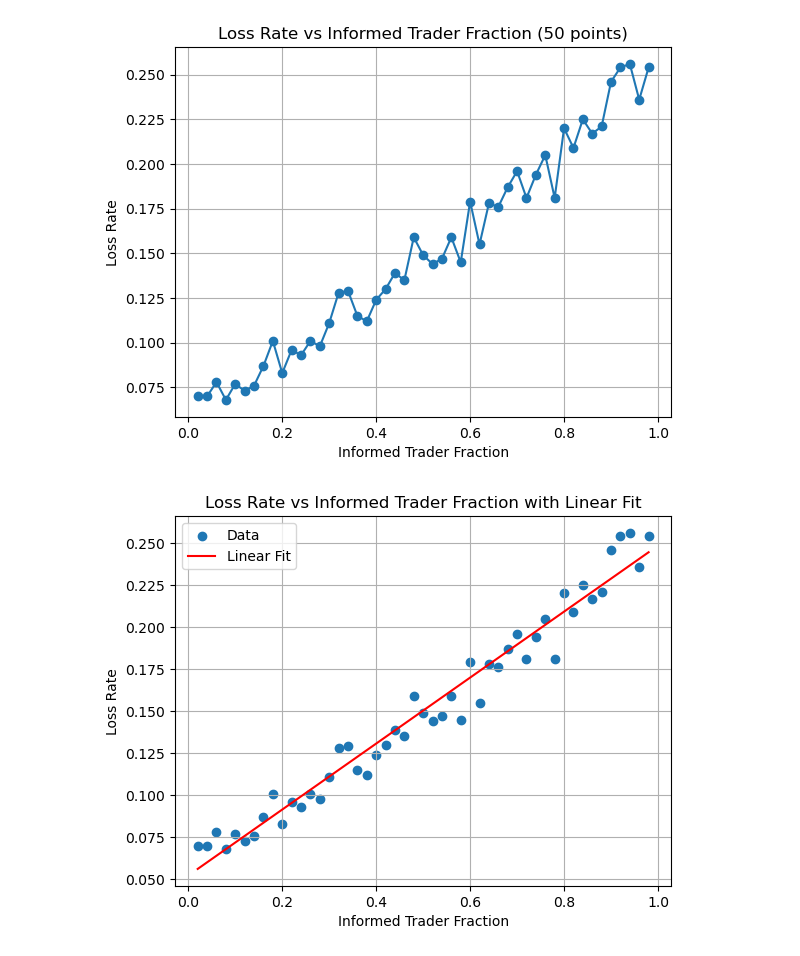
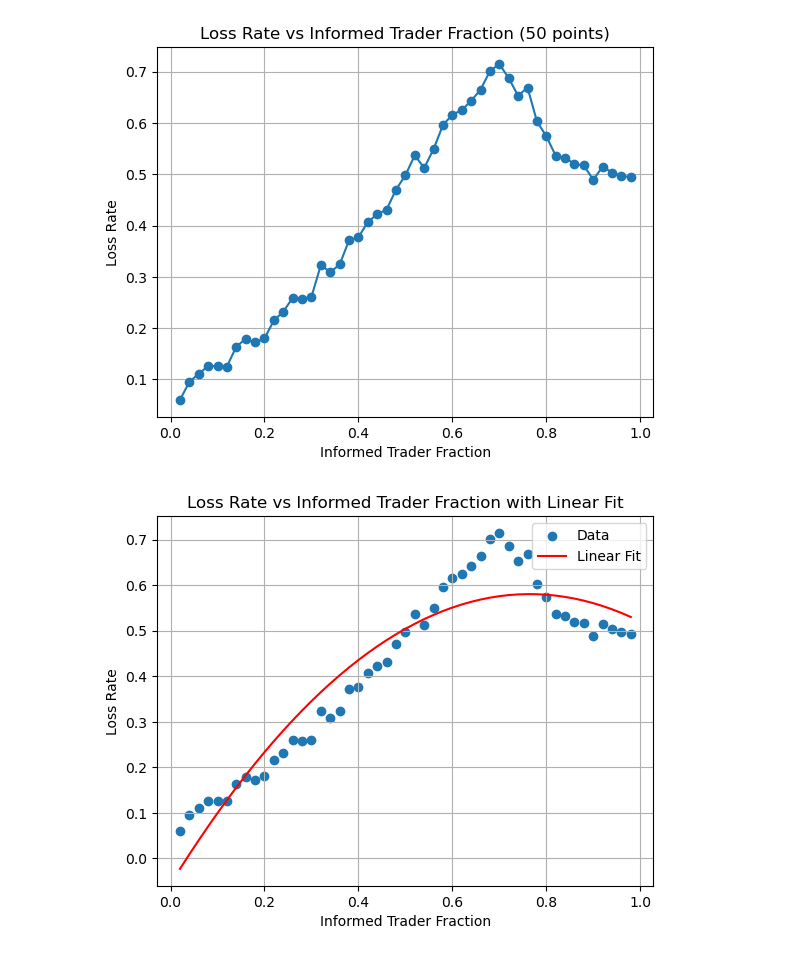
Before and after one commit to LukeWiles/Market-Model, a Jupyter notebook: InformationLoss.ipynb, the cells around one changed output. Drawn from its saved outputs; the diff is of its cells as text; code cells hidden in the pictures.

```diff
--- a/InformationLoss.ipynb
+++ b/InformationLoss.ipynb
@@ -5,7 +5,7 @@ import statistics
 import matplotlib.pyplot as plt
 import numpy as np
 
-def info_market_maker(Information_fractions,seed,volatility=.2,trade_steps=1000,information_steps=100,customer_uncertainty=.8,spread = .2, informed_trade_probability=.65):
+def info_market_maker(Information_fractions,seed,volatility=.2,trade_steps=1000,information_steps=100,customer_uncertainty=.8,spread = .2, informed_trade_probability=.7):
     rng = random.Random(seed)
     InformationProfit = []
     AvgTrades = []
@@ -33,25 +33,26 @@ def info_market_maker(Information_fractions,seed,volatility=.2,trade_steps=1000,
                 ask = fair_price + spread / 2
 
                 arrival_prob = math.exp(-arrival_sensitivity * spread)
-                if rng.random() < arrival_prob:
-                    if rng.random() < informed_fraction:
+                s = rng.random()
+                if s < arrival_prob:
+                    if s < informed_fraction:
                         if price_change > 0:
-                            if rng.random() < informed_trade_probability:
+                            if s < informed_trade_probability:
                                 buy_probability = (.5 + order_flow_bias)
                             else:
                                 buy_probability = (.5 - order_flow_bias)
                         elif price_change <0:
-                            if rng.random() < informed_trade_probability:
+                            if s < informed_trade_probability:
                                 buy_probability = (.5 - order_flow_bias)
                             else:
                                 buy_probability = (.5 + order_flow_bias)
                         else:
                             buy_probability = .5
-                        if rng.random() < buy_probability and inventory > -max_inventory:
+                        if s < buy_probability and inventory > -max_inventory:
                             inventory -= 1
                             cash += ask - transaction_cost
                             trades += 1
-                        elif rng.random() >= buy_probability and inventory < max_inventory:
+                        elif s >= buy_probability and inventory < max_inventory:
                             inventory += 1
                             cash -= bid + transaction_cost
                             trades += 1
@@ -85,7 +86,7 @@ def info_market_maker(Information_fractions,seed,volatility=.2,trade_steps=1000,
         PnlStdevs.append(statistics.stdev(run_pnls))
     return InformationProfit, AvgTrades, InformationLossRates, PnlStdevs
 
-def improved_market_maker(Spreads,seed,volatility=.2,trade_steps=1000,spread_steps=100,customer_uncertainty=.8,informed_fraction=.1,informed_trade_probability=.65):
+def improved_market_maker(Spreads,seed,volatility=.2,trade_steps=1000,spread_steps=100,customer_uncertainty=.8,informed_fraction=.1,informed_trade_probability=.7):
     rng = random.Random(seed)
     SpreadsProfit = []
     AvgTrades = []
@@ -113,25 +114,26 @@ def improved_market_maker(Spreads,seed,volatility=.2,trade_steps=1000,spread_ste
                 ask = fair_price + spread / 2
 
                 arrival_prob = math.exp(-arrival_sensitivity * spread)
-                if rng.random() < arrival_prob:
-                    if rng.random() < informed_fraction:
+                s = rng.random()
+                if s < arrival_prob:
+                    if s < informed_fraction:
                         if price_change > 0:
-                            if rng.random() < informed_trade_probability:
+                            if s < informed_trade_probability:
                                 buy_probability = (.5 + order_flow_bias)
                             else:
                                 buy_probability = (.5 - order_flow_bias)
                         elif price_change <0:
-                            if rng.random() < informed_trade_probability:
+                            if s < informed_trade_probability:
                                 buy_probability = (.5 - order_flow_bias)
                             else:
                                 buy_probability = (.5 + order_flow_bias)
                         else:
                             buy_probability = .5
-                        if rng.random() < buy_probability and inventory > -max_inventory:
+                        if s < buy_probability and inventory > -max_inventory:
                             inventory -= 1
                             cash += ask - transaction_cost
                             trades += 1
-                        elif rng.random() >= buy_probability and inventory < max_inventory:
+                        elif s >= buy_probability and inventory < max_inventory:
                             inventory += 1
                             cash -= bid + transaction_cost
                             trades += 1
@@ -164,9 +166,8 @@ def improved_market_maker(Spreads,seed,volatility=.2,trade_steps=1000,spread_ste
         AvgTrades.append(average_trades)
         PnlStdevs.append(statistics.stdev(run_pnls))
     return SpreadsProfit, AvgTrades, SpreadsLossRate, PnlStdevs
-
-def OptimalSpread(vol,seed = 42, customer_uncertainty=.8,informed_fraction=.5,informed_trade_probability=.65,spreads = [i/50 for i in range(1,125,1)]):
-    SpreadsProfit, AvgTrades, SpreadsLossRate, PnlStdevs = improved_market_maker(spreads, seed=42, volatility=vol,customer_uncertainty=.8,informed_fraction=.5,informed_trade_probability=.65)
+def VolOptimalSpread(vol,seed = 42, customer_uncertainty=.8,informed_fraction=.5,informed_trade_probability=.7,spreads = [i/50 for i in range(1,125,1)]):
+    SpreadsProfit, AvgTrades, SpreadsLossRate, PnlStdevs = improved_market_maker(spreads, seed=42, volatility=vol,customer_uncertainty=.8,informed_fraction=.5,informed_trade_probability=.7)
     coefficients_cubic = np.polyfit(spreads, SpreadsProfit, 3)
     a_cubic, b_cubic, c_cubic, d_cubic = coefficients_cubic
     spread_fit_cubic = np.linspace(min(spreads), max(spreads), 100)
@@ -190,5 +191,5 @@ plt.show()
 # %%
-#Wow, very linear relationship, let's see how it looks with more points
+#Wow, a seemingly quadratic relationship, lets test with more points
 
 Information_fractions = [i/50 for i in range(1, 50)]
 information_steps = 1000
@@ -200,22 +201,22 @@ plt.ylabel('Loss Rate')
 plt.grid()
 plt.show()
 # %% [output]
-[figure, old version]
+[figure, new version]
 # %%
-#Not as liinear as I thought, but still a clear trend, lets try a linear regression to see if we can get a good fit
+#We should try a quadratic regression to see if we can get a good fit
 
 Information_fractions = [i/50 for i in range(1, 50)]
 information_steps = 1000
 InfosProfit, AvgTrades, InfosLossRates, PnlStdevs = info_market_maker(Information_fractions,seed=42,information_steps=information_steps)
-slope, intercept = np.polyfit(Information_fractions, InfosLossRates, 1)
+a,b,c = np.polyfit(Information_fractions, InfosLossRates, 2)
 plt.scatter(Information_fractions, InfosLossRates, marker='o', label='Data')
-plt.plot(Information_fractions, [slope * x + intercept for x in Information_fractions], color='red', label='Linear Fit')
+plt.plot(Information_fractions, [a * x ** 2 + b * x + c for x in Information_fractions], color='red', label='Linear Fit')
 plt.title('Loss Rate vs Informed Trader Fraction with Linear Fit')
 plt.xlabel('Informed Trader Fraction')
 plt.ylabel('Loss Rate')
 plt.legend()
 plt.grid()
 plt.show()
 # %% [output]
-[figure, old version]
+[figure, new version]
 # %%
```
Also changed, not shown: parts of 7 cells of this notebook, 1 other file.
